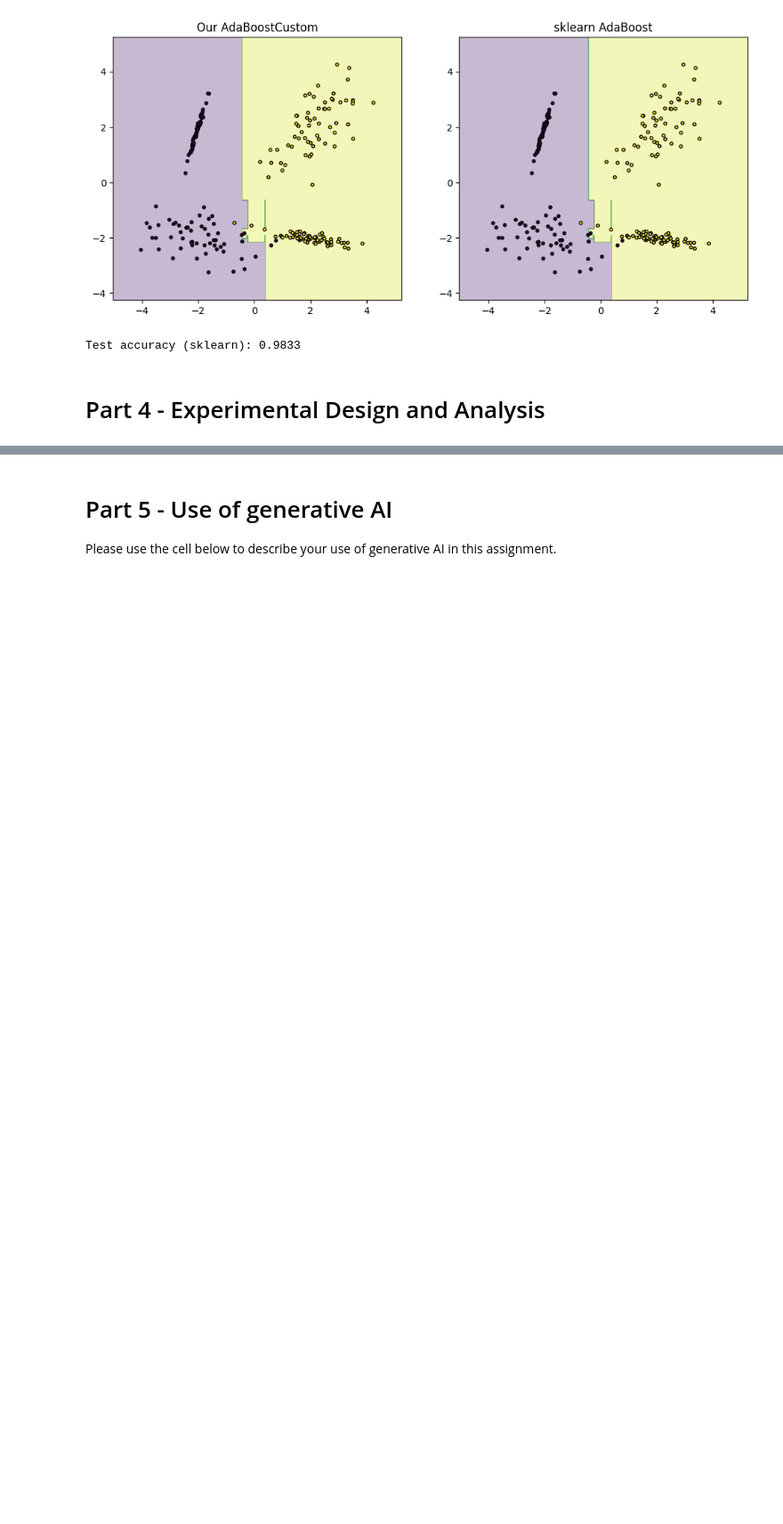
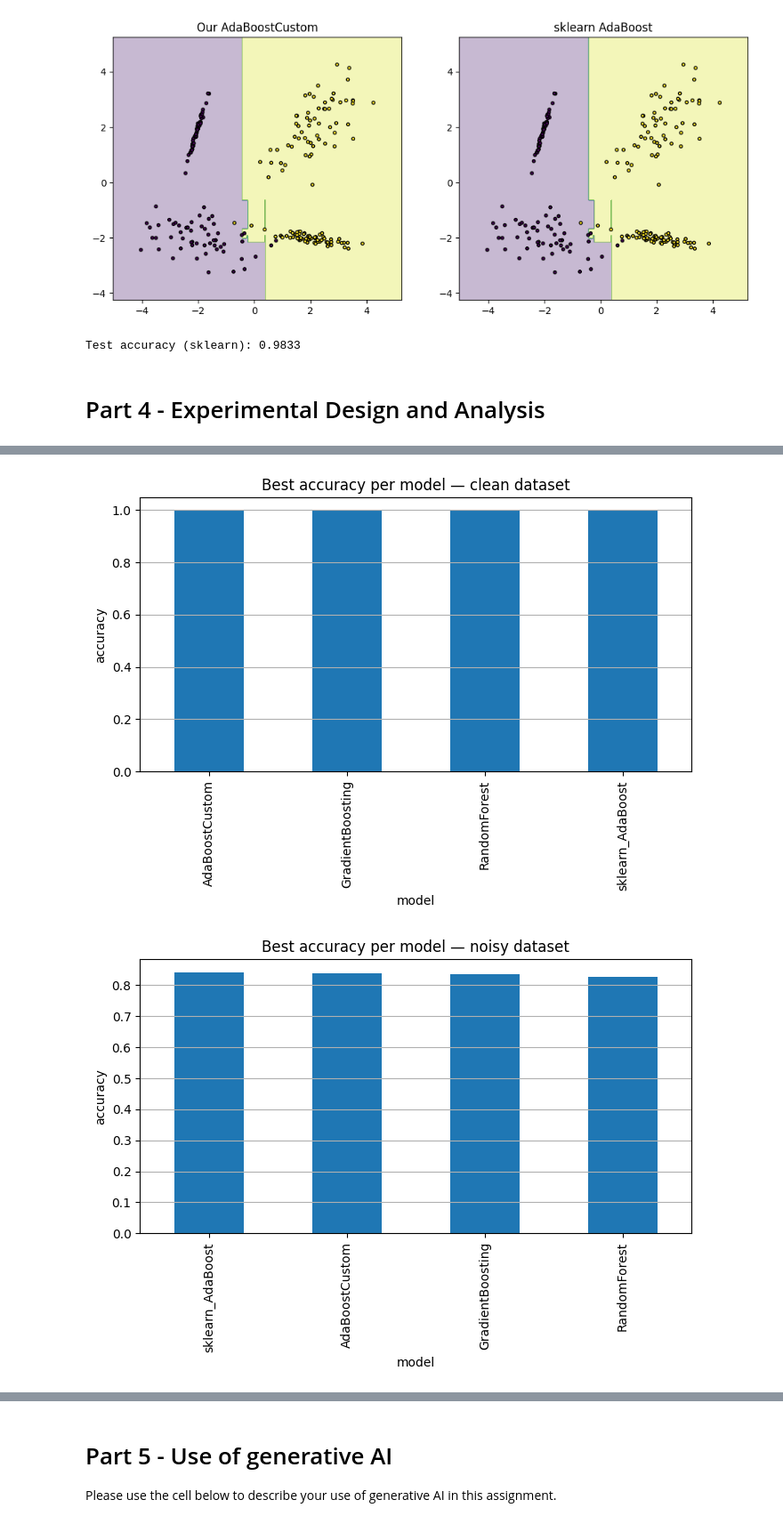
Before and after one commit to saraspagno/adaboost, a Jupyter notebook: solution_actual.ipynb, the cells around one changed output, grey strips where cells are left out. Shown at 89% size. Cells and saved outputs as stored; diff of their text form; code cells hidden in the pictures; blank space fills up the shorter version.

```diff
--- a/solution_actual.ipynb
+++ b/solution_actual.ipynb
@@ -602,0 +855,77 @@ Describe and discuss your results.
+# %%
+# Best Accuracy per Model (Clean & Noisy)
+def plot_best(df, dataset, metric="accuracy"):
+    sub = df[df["dataset"] == dataset]
+    best = sub.groupby("model")[metric].max().sort_values(ascending=False)
+
+    plt.figure(figsize=(8,4))
+    best.plot(kind="bar")
+    plt.title(f"Best {metric} per model — {dataset} dataset")
+    plt.ylabel(metric); plt.grid(axis="y")
+    plt.show()
+
+plot_best(df_results, "clean", "accuracy")
+plot_best(df_results, "noisy", "accuracy")
+
+# Learning Curves: Accuracy vs n_estimators
+def learning_curves(df, dataset):
+    plt.figure(figsize=(8,4))
+    for model in ["AdaBoostCustom", "sklearn_AdaBoost", "GradientBoosting"]:
+        sub = df[(df["dataset"] == dataset) & (df["model"] == model)]
+        curve = sub.groupby("n_estimators")["accuracy"].mean()
+        plt.plot(curve.index, curve.values, marker='o', label=model)
+
+    plt.title(f"Learning Curves — {dataset} dataset")
+    plt.xlabel("n_estimators"); plt.ylabel("accuracy")
+    plt.grid(True); plt.legend()
+    plt.show()
+
+learning_curves(df_results, "clean")
+learning_curves(df_results, "noisy")
+
+# Decision Boundary Side-by-Side (Clean)
+# Train 3 representative models on CLEAN data
+best_custom = AdaBoostCustom(T=50).fit(Xc_train, yc_train)
+best_sk = SkAdapter(
+    AdaBoostClassifier(
+        estimator=DecisionTreeClassifier(max_depth=1),
+        n_estimators=50,
+        random_state=42
+    ).fit(Xc_train, (yc_train+1)//2)
+)
+best_gb = SkAdapter(
+    GradientBoostingClassifier(
+        n_estimators=50, learning_rate=0.1, max_depth=1
+    ).fit(Xc_train, (yc_train+1)//2)
+)
+
+fig, axes = plt.subplots(1,3, figsize=(15,5))
+plot_decision_boundary(best_custom, Xc_test, yc_test, ax=axes[0], title="AdaBoostCustom")
+plot_decision_boundary(best_sk,     Xc_test, yc_test, ax=axes[1], title="sklearn AdaBoost")
+plot_decision_boundary(best_gb,     Xc_test, yc_test, ax=axes[2], title="GradientBoosting")
+plt.show()
+
+# Decision Boundary Side-by-Side (Noisy)
+# Train same models on NOISY data
+best_custom_n = AdaBoostCustom(T=50).fit(Xn_train, yn_train)
+best_sk_n = SkAdapter(
+    AdaBoostClassifier(
+        estimator=DecisionTreeClassifier(max_depth=1),
+        n_estimators=50,
+        random_state=42
+    ).fit(Xn_train, (yn_train+1)//2)
+)
+best_gb_n = SkAdapter(
+    GradientBoostingClassifier(
+        n_estimators=50, learning_rate=0.1, max_depth=1
+    ).fit(Xn_train, (yn_train+1)//2)
+)
+
+fig, axes = plt.subplots(1,3, figsize=(15,5))
+plot_decision_boundary(best_custom_n, Xn_test, yn_test, ax=axes[0], title="AdaBoostCustom (noisy)")
+plot_decision_boundary(best_sk_n,     Xn_test, yn_test, ax=axes[1], title="sklearn AdaBoost (noisy)")
+plot_decision_boundary(best_gb_n,     Xn_test, yn_test, ax=axes[2], title="GradientBoosting (noisy)")
+plt.show()
+# %% [output]
+[figure, added]
+[figure, added]
```
Also changed, not shown: parts of 10 cells of this notebook.
